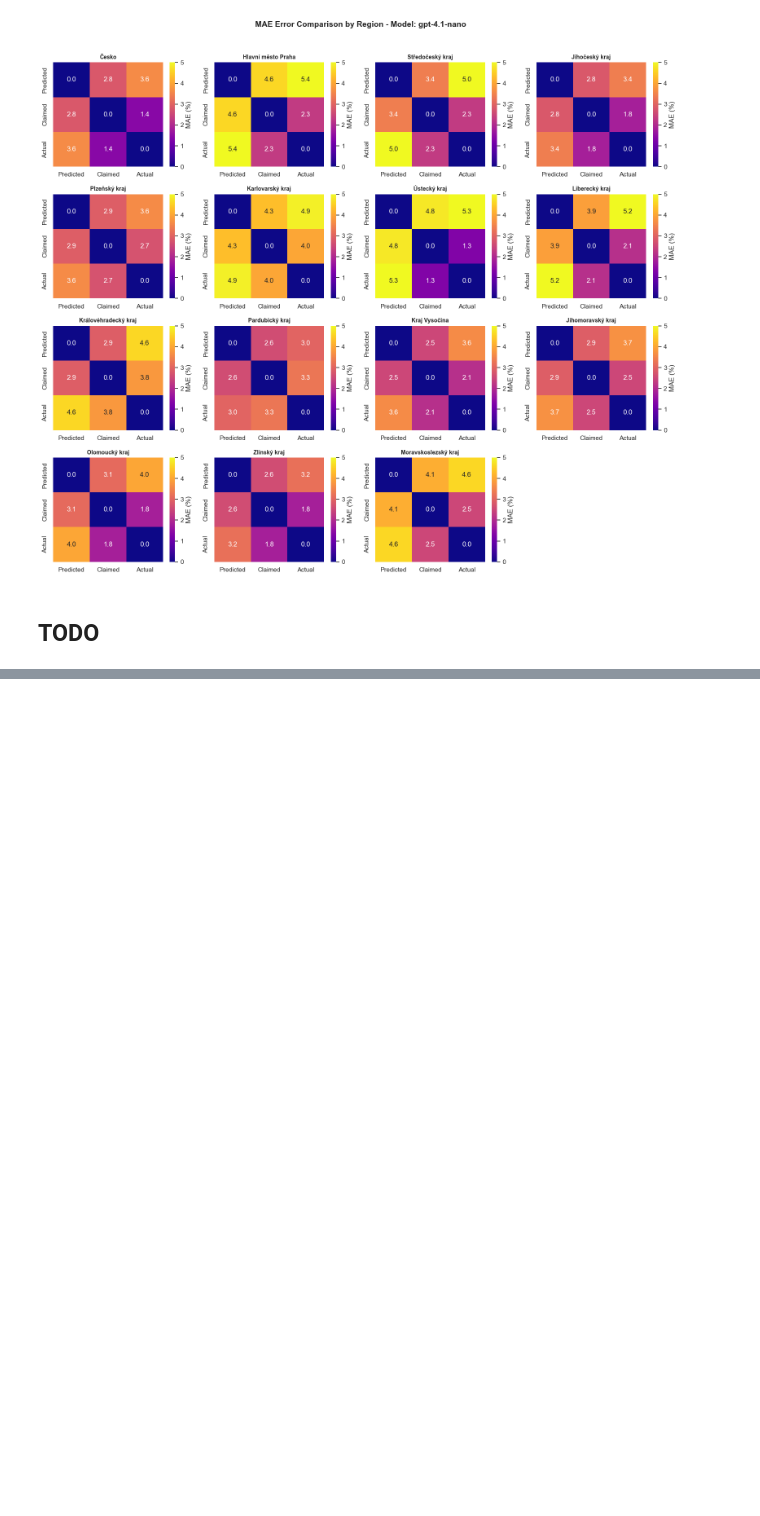
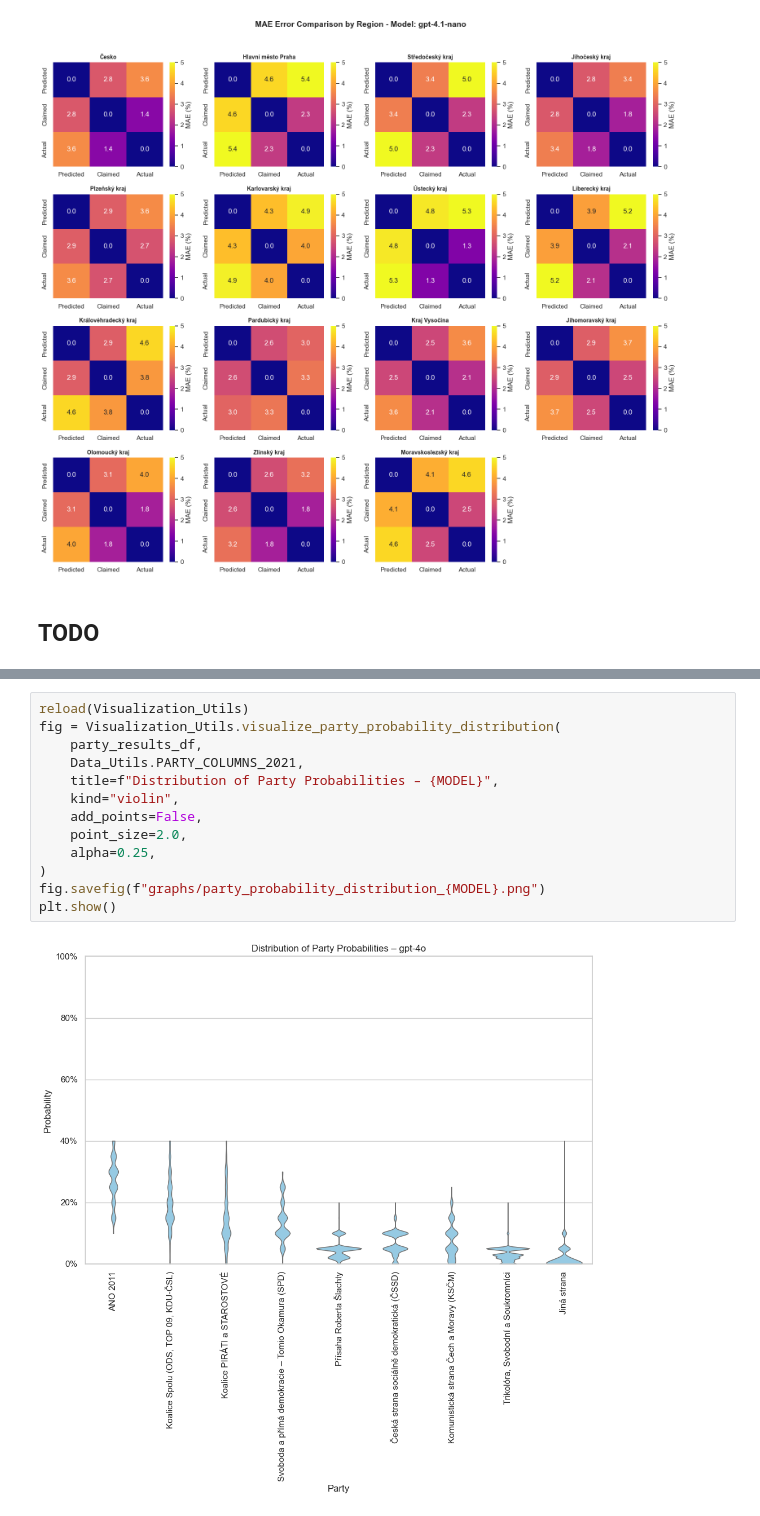
Before and after one commit to 11NIKTO11/Panel_LLM, a Jupyter notebook: Result_analysis.ipynb, the cells around one changed output, grey strips where cells are left out. Saved outputs shown, nothing was run; the diff lists cells and outputs as text; blank space fills up the shorter version.

Commit message:
Single vote and vote probabilities distribution testing

```diff
--- a/Result_analysis.ipynb
+++ b/Result_analysis.ipynb
@@ -240,0 +357,15 @@ Saved regional MAE CSV to: results/regional_pairwise_mae_t=0_gpt-4.1-nano.csv
+# %%
+reload(Visualization_Utils)
+fig = Visualization_Utils.visualize_party_probability_distribution(
+    party_results_df,
+    Data_Utils.PARTY_COLUMNS_2021,
+    title=f"Distribution of Party Probabilities – {MODEL}",
+    kind="violin",
+    add_points=False,
+    point_size=2.0,
+    alpha=0.25,
+)
+fig.savefig(f"graphs/party_probability_distribution_{MODEL}.png")
+plt.show()
+# %% [output]
+[figure, added]
```
Also changed, not shown: parts of 10 cells of this notebook, 4 other files.
